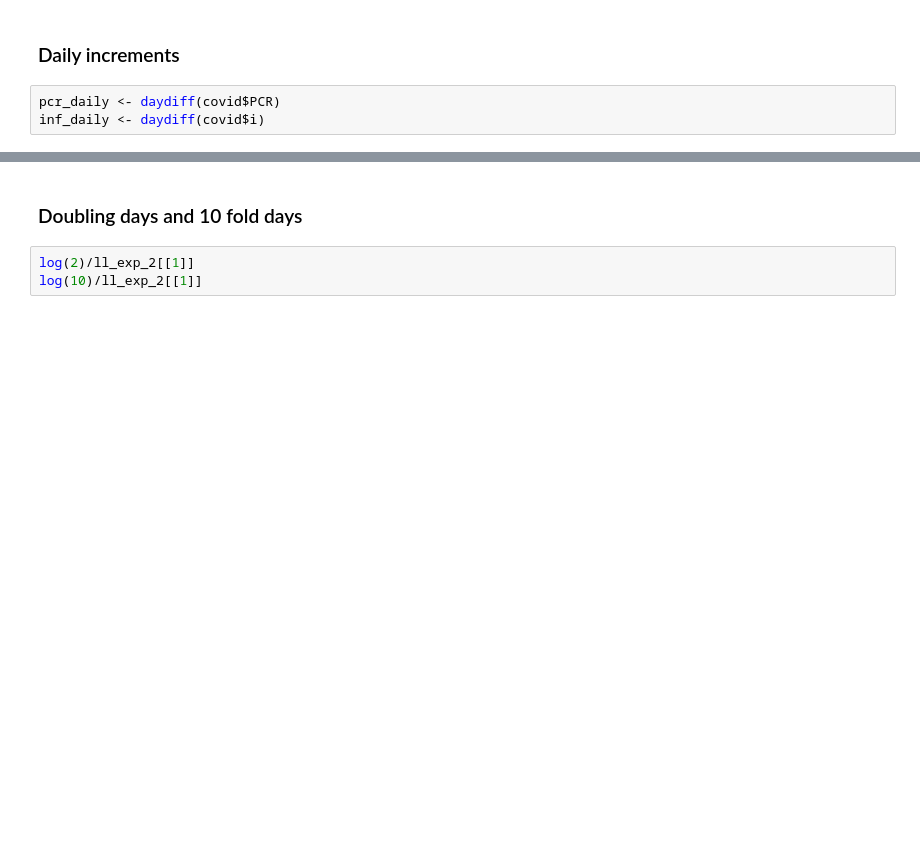
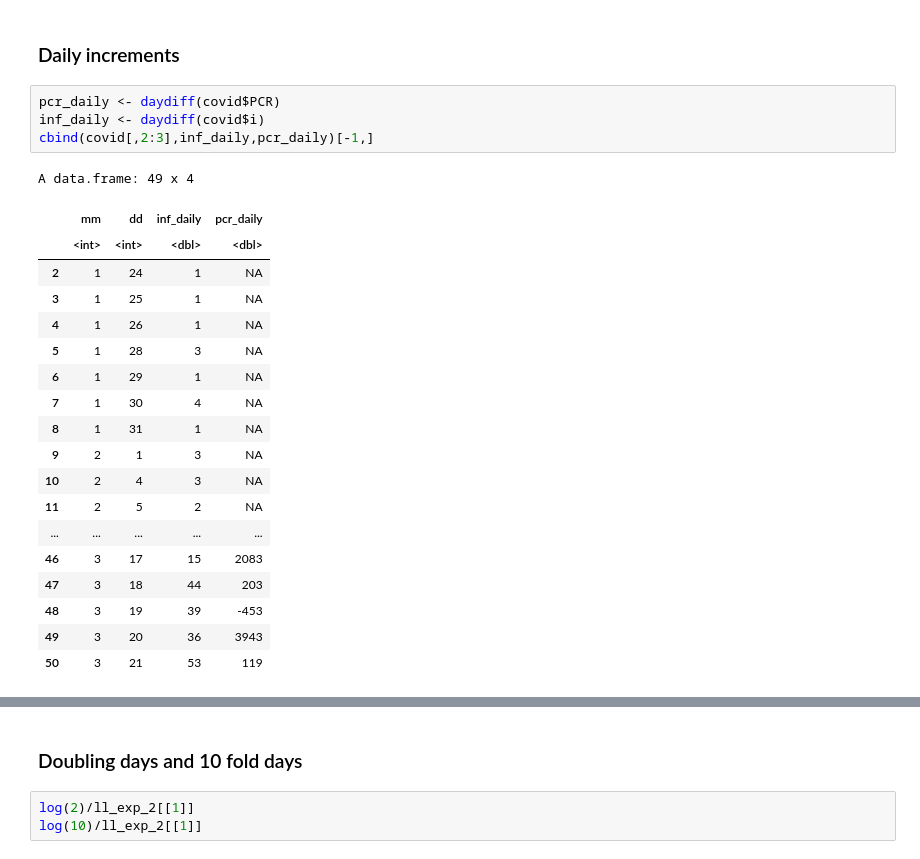
Before and after one commit to naono-git/covid19, a Jupyter notebook: covid19.ipynb, the cells around one changed output, grey strips where cells are left out. Cells and saved outputs as stored; diff of their text form; blank space fills up the shorter version.

```diff
--- a/covid19.ipynb
+++ b/covid19.ipynb
@@ -144,3 +153,24 @@ COVID19_infection_curve_semilog_20200319.jpg
 # %%
 pcr_daily <- daydiff(covid$PCR)
 inf_daily <- daydiff(covid$i)
+cbind(covid[,2:3],inf_daily,pcr_daily)[-1,]
+# %% [output]
+A data.frame: 49 x 4
+|  | mm | dd | inf_daily | pcr_daily |
+|  | <int> | <int> | <dbl> | <dbl> |
+| 2 | 1 | 24 | 1 | NA |
+| 3 | 1 | 25 | 1 | NA |
+| 4 | 1 | 26 | 1 | NA |
+| 5 | 1 | 28 | 3 | NA |
+| 6 | 1 | 29 | 1 | NA |
+| 7 | 1 | 30 | 4 | NA |
+| 8 | 1 | 31 | 1 | NA |
+| 9 | 2 | 1 | 3 | NA |
+| 10 | 2 | 4 | 3 | NA |
+| 11 | 2 | 5 | 2 | NA |
+| ... | ... | ... | ... | ... |
+| 46 | 3 | 17 | 15 | 2083 |
+| 47 | 3 | 18 | 44 | 203 |
+| 48 | 3 | 19 | 39 | -453 |
+| 49 | 3 | 20 | 36 | 3943 |
+| 50 | 3 | 21 | 53 | 119 |
```
Also changed, not shown: parts of 13 cells of this notebook, 1 other file.
